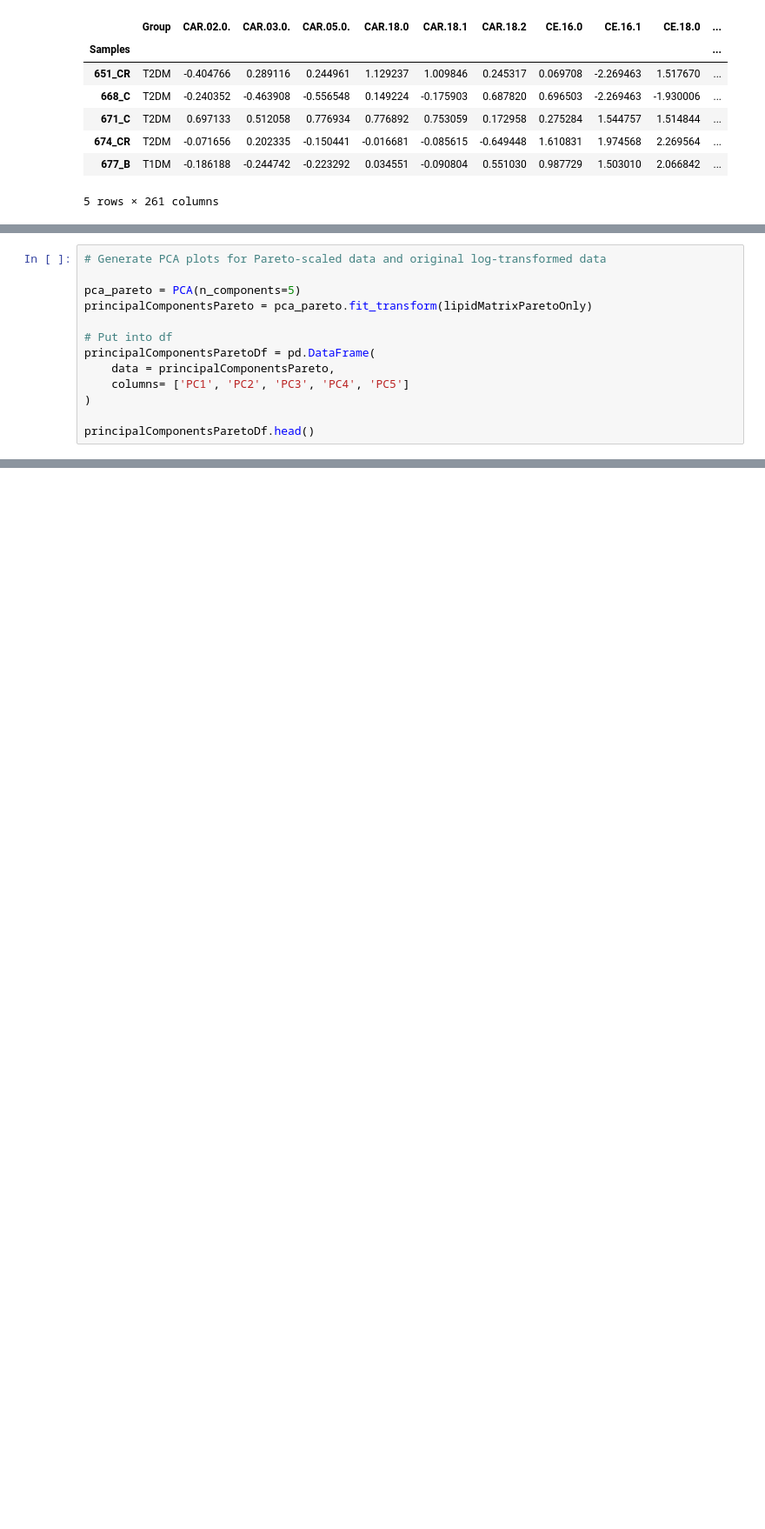
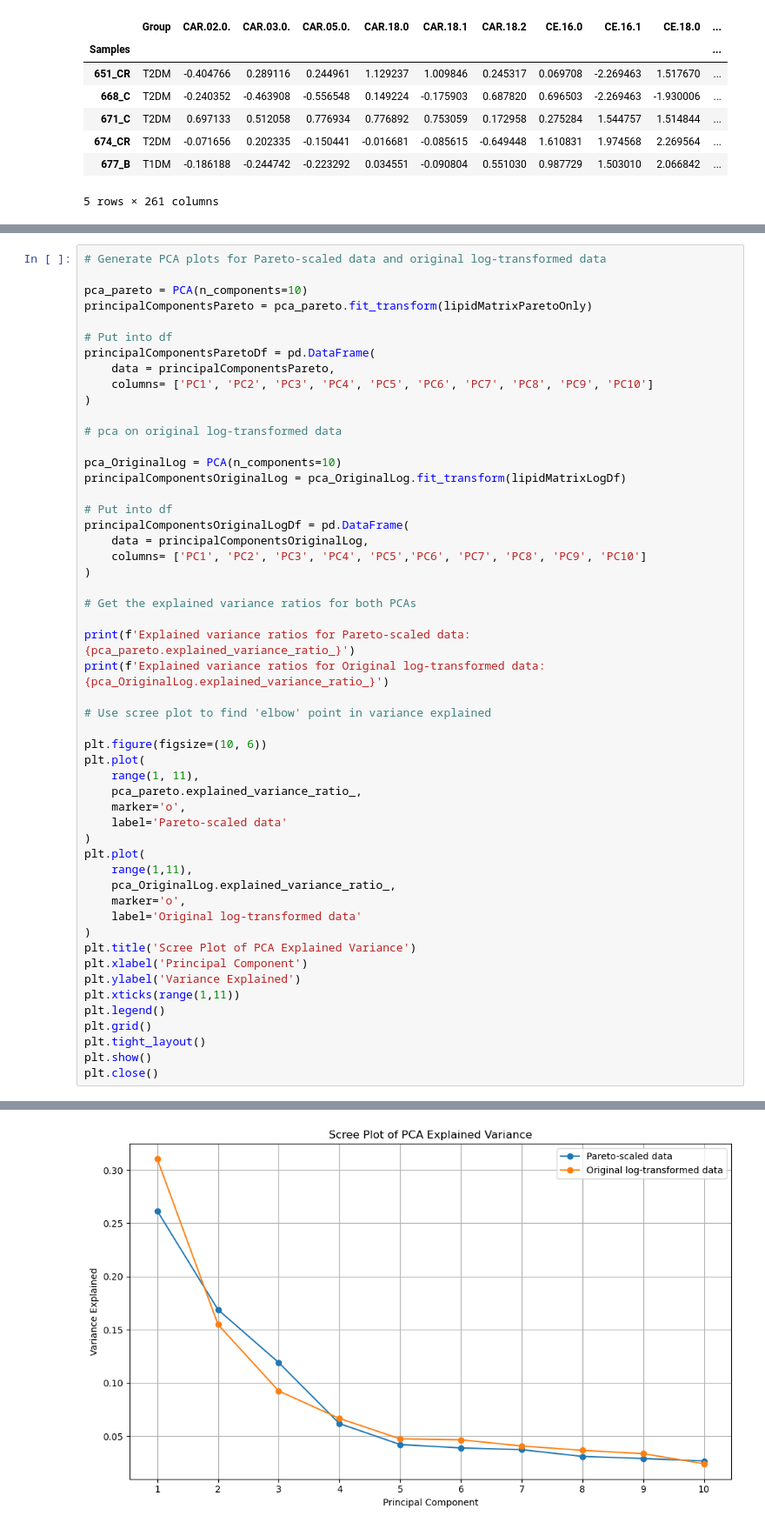
Before and after one commit to hafarah/Targeted_Lipidomics_Pancreas, a Jupyter notebook: Data_cleaning_transformation.ipynb, the cells around one changed output, grey strips where cells are left out. Shown at 87% size. Cells and saved outputs as stored; diff of their text form; blank space fills up the shorter version.

Commit message:
Completed biplot stage and now going on to look at PLS-DA and then differential abundance of lipids.

```diff
--- a/Data_cleaning_transformation.ipynb
+++ b/Data_cleaning_transformation.ipynb
@@ -529,14 +529,53 @@ plt.close()
 # %%
 # Generate PCA plots for Pareto-scaled data and original log-transformed data
 
-pca_pareto = PCA(n_components=5)
+pca_pareto = PCA(n_components=10)
 principalComponentsPareto = pca_pareto.fit_transform(lipidMatrixParetoOnly)
 
 # Put into df
 principalComponentsParetoDf = pd.DataFrame(
     data = principalComponentsPareto,
-    columns= ['PC1', 'PC2', 'PC3', 'PC4', 'PC5']
+    columns= ['PC1', 'PC2', 'PC3', 'PC4', 'PC5', 'PC6', 'PC7', 'PC8', 'PC9', 'PC10']
 )
 
-principalComponentsParetoDf.head()
+# pca on original log-transformed data
+
+pca_OriginalLog = PCA(n_components=10)
+principalComponentsOriginalLog = pca_OriginalLog.fit_transform(lipidMatrixLogDf)
+
+# Put into df
+principalComponentsOriginalLogDf = pd.DataFrame(
+    data = principalComponentsOriginalLog,
+    columns= ['PC1', 'PC2', 'PC3', 'PC4', 'PC5','PC6', 'PC7', 'PC8', 'PC9', 'PC10']
+)
+
+# Get the explained variance ratios for both PCAs
+
+print(f'Explained variance ratios for Pareto-scaled data: {pca_pareto.explained_variance_ratio_}')
+print(f'Explained variance ratios for Original log-transformed data: {pca_OriginalLog.explained_variance_ratio_}')
+
+# Use scree plot to find 'elbow' point in variance explained
+
+plt.figure(figsize=(10, 6))
+plt.plot(
+    range(1, 11),
+    pca_pareto.explained_variance_ratio_,
+    marker='o',
+    label='Pareto-scaled data'
+)
+plt.plot(
+    range(1,11),
+    pca_OriginalLog.explained_variance_ratio_,
+    marker='o',
+    label='Original log-transformed data'
+)
+plt.title('Scree Plot of PCA Explained Variance')
+plt.xlabel('Principal Component')
+plt.ylabel('Variance Explained')
+plt.xticks(range(1,11))
+plt.legend()
+plt.grid()
+plt.tight_layout()
+plt.show()
+plt.close()
 # %% [output]
@@ -548,0 +586 @@ principalComponentsParetoDf.head()
+[figure, added]
```
Also changed, not shown: parts of 7 cells of this notebook.
